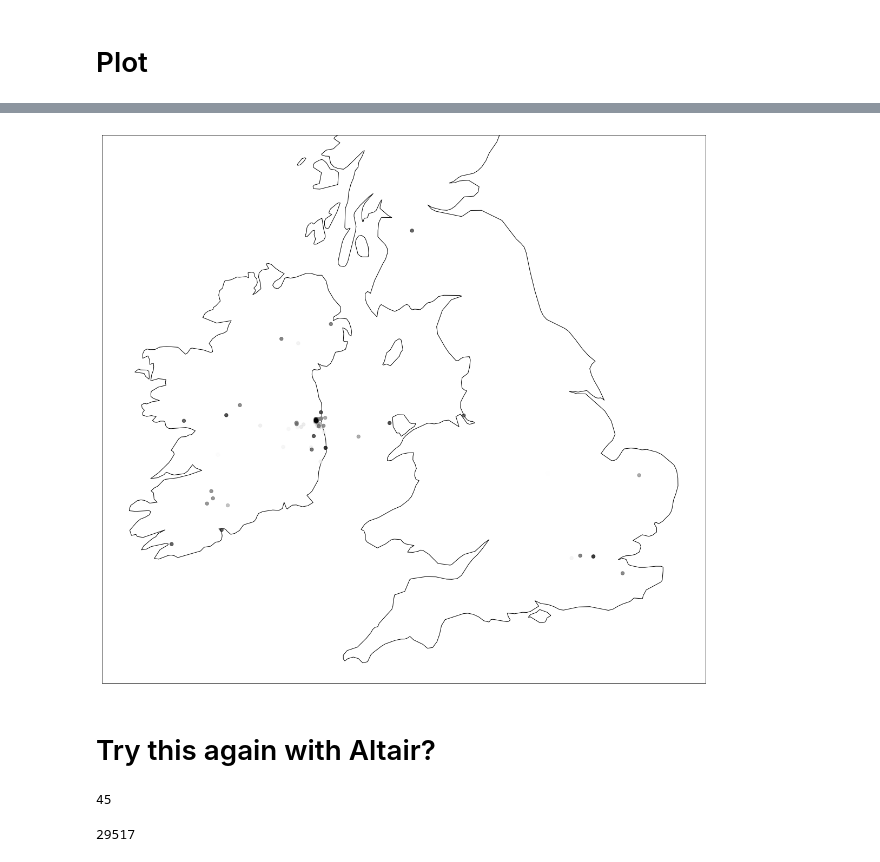
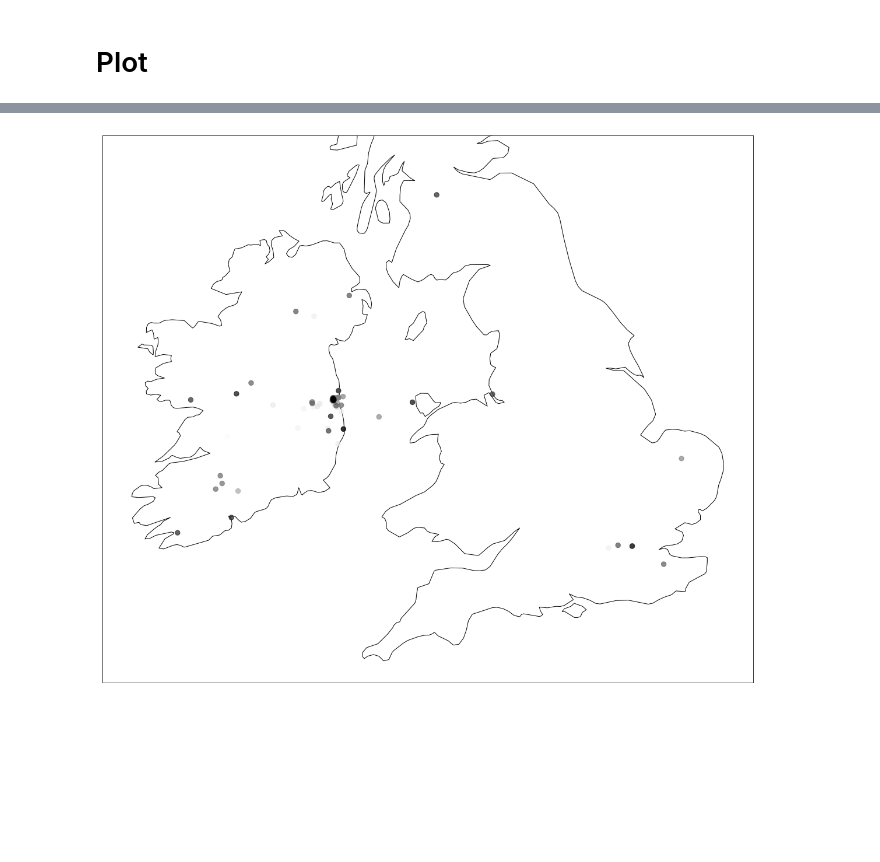
Before and after one commit to open-editions/corpus-joyce-portrait-TEI, a Jupyter notebook: analysis/analyze-geolocactions.ipynb, the cells around one changed output, grey strips where cells are left out. Cells and saved outputs as stored; diff of their text form; code cells hidden in the pictures; blank space fills up the shorter version.

Commit message:
new analysis notebooks, now using Altair

```diff
--- a/analysis/analyze-geolocactions.ipynb
+++ b/analysis/analyze-geolocactions.ipynb
@@ -128,27 +132,15 @@ plt.show()
 # %%
 # Setting the figsize width here (20) seems to take effect,
 # but not setting the figsize height (40)
 fig, ax = plt.subplots(figsize=(20,20))
 
 gdf2.plot(ax=ax, color='white', edgecolor='black')
-gdf.plot(ax=ax, marker='o', c=(gdf.percentNarrative * 256), cmap='Greys', markersize=40, alpha=0.7)
+gdf.plot(ax=ax, marker='o', c=(gdf.percentNarrative * 256), cmap='Greys', markersize=70, alpha=0.7)
 
-plt.ylim([6400000, 7750000])
+plt.ylim([6400000, 7650000])
 plt.xticks([])
 plt.yticks([])
-plt.savefig('portrait-map-bw.svg')
+plt.savefig('/home/jon/Code/article-jjq/images/portrait-map-bw.svg')
 plt.show()
 # %% [output]
-[figure, old version]
+[figure, new version]
-# %% [markdown]
-# Try this again with Altair?
-# %%
-# Write base map to geojson
-open('britain.geojson', 'w').write(gdf2.cx[-12:1,50:59].to_json())
-# %% [output]
-45
-# %%
-# Write points to geojson
-open('portrait.geojson', 'w').write(gdf.to_json())
-# %% [output]
-29517
```
Also changed, not shown: parts of 9 cells of this notebook, 1 other file.
